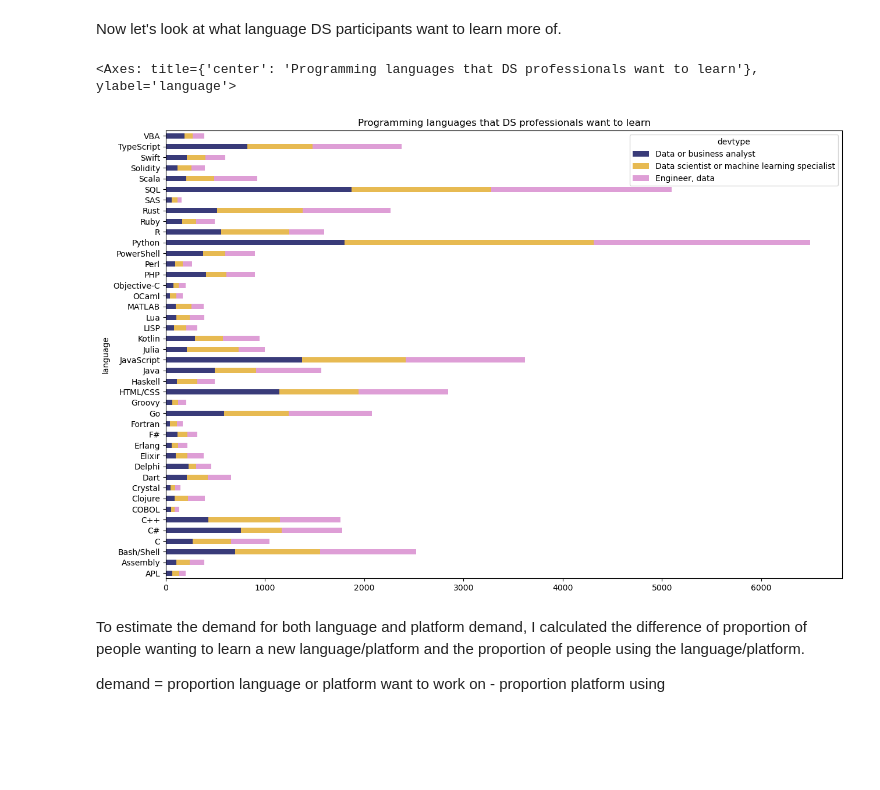
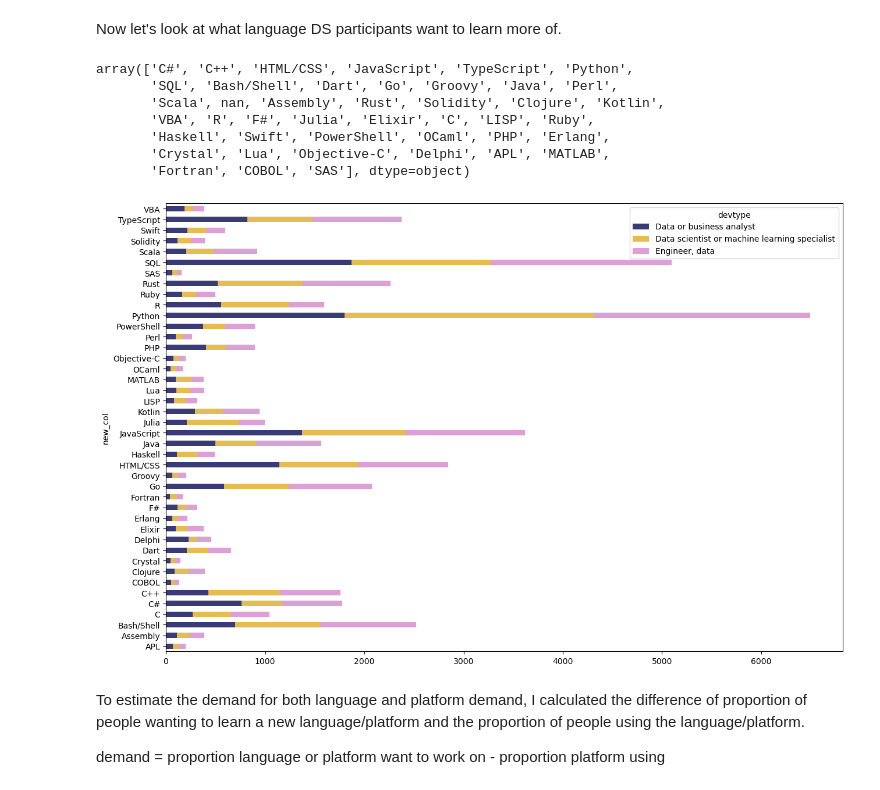
Before and after one commit to thecochenille/stackoverflow_survey2019to2022, a Jupyter notebook: Stackoverflow_survey2022Analysis.ipynb, the cells around one changed output. Saved outputs shown, nothing was run; the diff lists cells and outputs as text; code cells hidden in the pictures; blank space fills up the shorter version.

Commit message:
Added requirements.txt
- added function and last proofreading in ipynb
- added requitements.txt file

```diff
--- a/Stackoverflow_survey2022Analysis.ipynb
+++ b/Stackoverflow_survey2022Analysis.ipynb
@@ -237,0 +167,23 @@ df2022_DS_explode_currentlanguage.groupby(['language'])['devtype'].value_counts(
+# %%
+#creating a function to prepare and visualize a columns that contains more than one value and visualize the data by group
+def multivalue_plot_bygroup(df,column_name,new_col,groupby):
+    '''This function takes a column of the dataframe that has more than one value and separated values to put them in a new row.
+    It outputs a list of unique values for the columns and a plot show the value counts of the column by group specified.
+
+    Input:
+        df: specify the dataframe
+        column_name: specify the column name you want to process
+        new_col: specify a name for the new column
+        groupby: specify the column by which you want to group counts
+
+    Output:
+        unique : list of unique values
+        plot : plot of value counts
+
+    '''
+    explode = df.assign(new_col=df[column_name].str.split(';')).explode('new_col').reset_index(drop=True)
+    unique = explode['new_col'].unique()
+    plot = explode.groupby(['new_col'])[groupby].value_counts().unstack().plot(kind='barh', stacked=True,colormap='tab20b',figsize=(15,10))
+
+    return unique
+    return plot
@@ -257,12 +221,17 @@ A data engineer with use more Bach/Shell and Python and SQL, while a Data Scient
 ## Question 2: What programming languages are in demand?
 # %% [markdown]
 Now let's look at what language DS participants want to learn more of.
-# %%
-df2022_DS_explode_wantlanguage = df2022_DS.assign(language=df2022_DS.LanguageWantToWorkWith.str.split(';')).explode('language').reset_index(drop=True)
-df2022_DS_explode_wantlanguage.groupby(['language'])['devtype'].value_counts().unstack().plot(kind='barh', stacked=True,colormap='tab20b',figsize=(15,10),title='Programming languages that DS professionals want to learn')
-# %% [output]
-<Axes: title={'center': 'Programming languages that DS professionals want to learn'}, ylabel='language'>
-[figure, removed]
+# %%
+multivalue_plot_bygroup(df2022_DS, 'LanguageWantToWorkWith', 'language', 'devtype')
+# %% [output]
+array(['C#', 'C++', 'HTML/CSS', 'JavaScript', 'TypeScript', 'Python',
+       'SQL', 'Bash/Shell', 'Dart', 'Go', 'Groovy', 'Java', 'Perl',
+       'Scala', nan, 'Assembly', 'Rust', 'Solidity', 'Clojure', 'Kotlin',
+       'VBA', 'R', 'F#', 'Julia', 'Elixir', 'C', 'LISP', 'Ruby',
+       'Haskell', 'Swift', 'PowerShell', 'OCaml', 'PHP', 'Erlang',
+       'Crystal', 'Lua', 'Objective-C', 'Delphi', 'APL', 'MATLAB',
+       'Fortran', 'COBOL', 'SAS'], dtype=object)
+[figure, added]
 # %% [markdown]
 To estimate the demand for both language and platform demand, I calculated the difference of proportion of people wanting to learn a new language/platform and the proportion of people using the language/platform.
 
```
Also changed, not shown: parts of 14 cells of this notebook, 1 other file.
